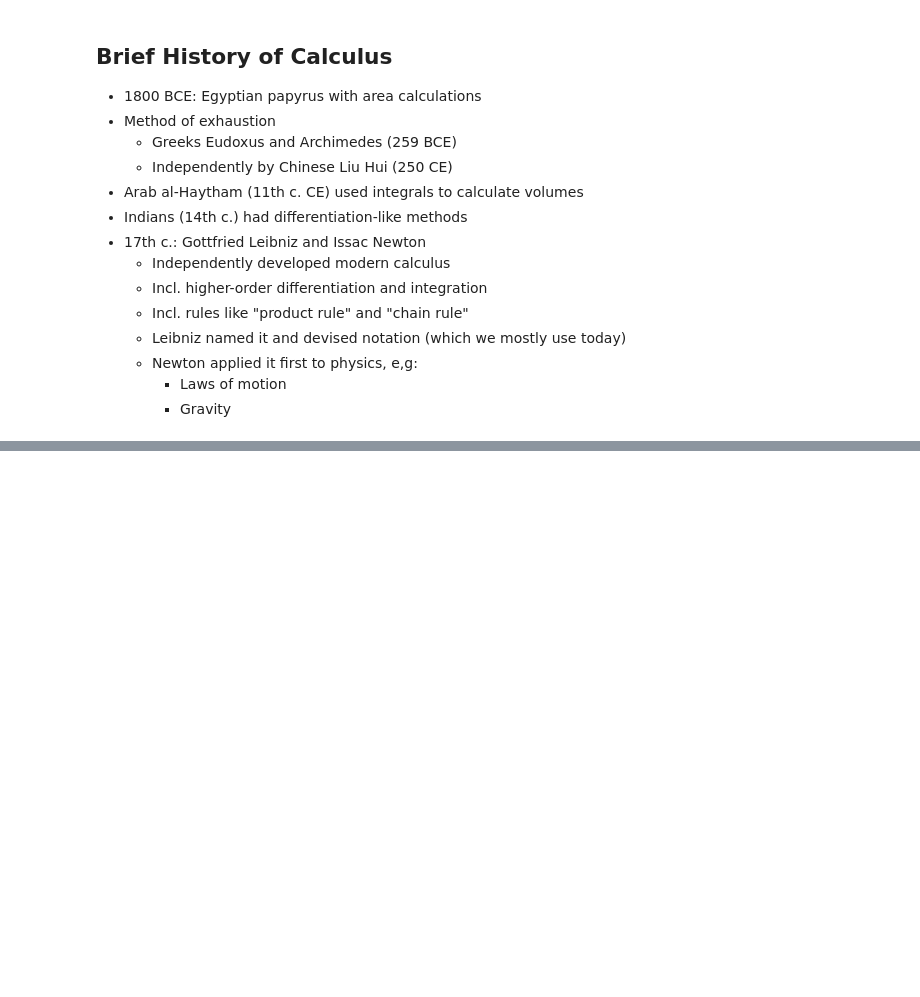
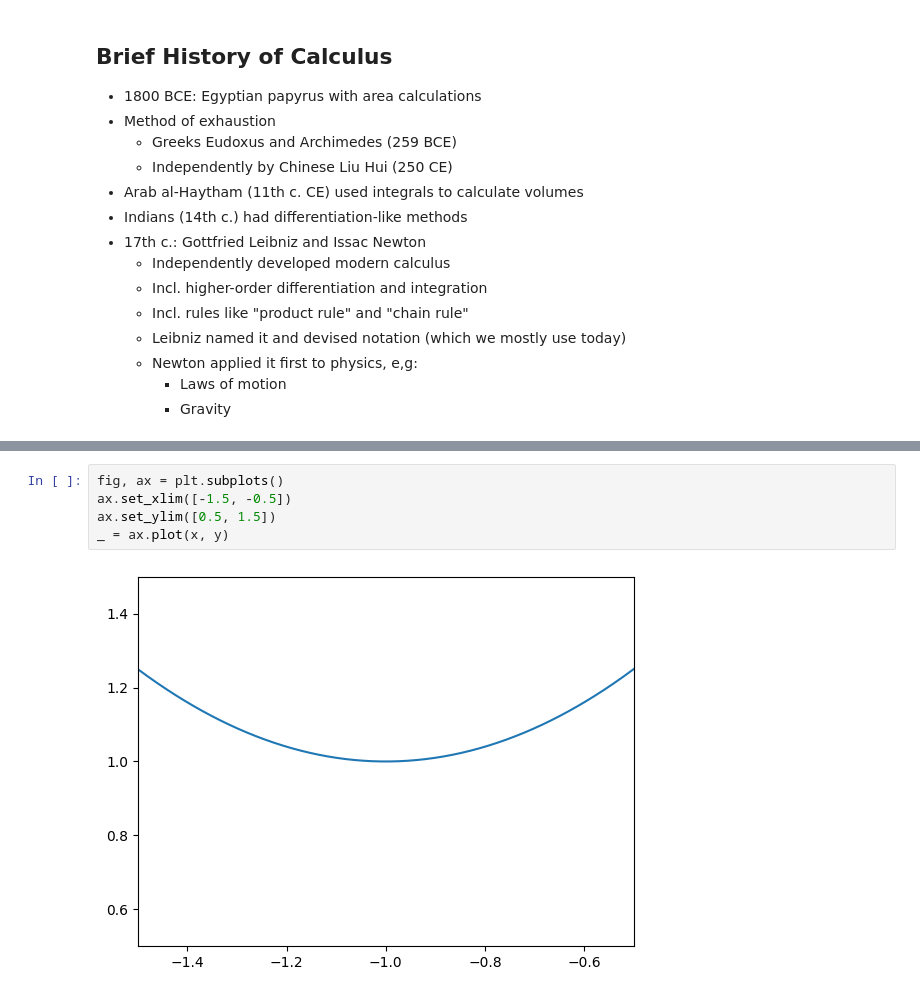
Before and after one commit to dandokku/MY_ML_JOURNEY, a Jupyter notebook: Calculus/1_calculus_limits_and_derivatives.ipynb, the cells around one changed output, grey strips where cells are left out. Cells and saved outputs as stored; diff of their text form; blank space fills up the shorter version.

```diff
--- a/Calculus/1_calculus_limits_and_derivatives.ipynb
+++ b/Calculus/1_calculus_limits_and_derivatives.ipynb
@@ -35,0 +67,7 @@ Polygon: a shape with multiple straight sides(3+, mostly 5+)
+# %%
+fig, ax = plt.subplots()
+ax.set_xlim([-1.5, -0.5])
+ax.set_ylim([0.5, 1.5])
+_ = ax.plot(x, y)
+# %% [output]
+[figure, added]
```
Also changed, not shown: parts of 11 cells of this notebook.
